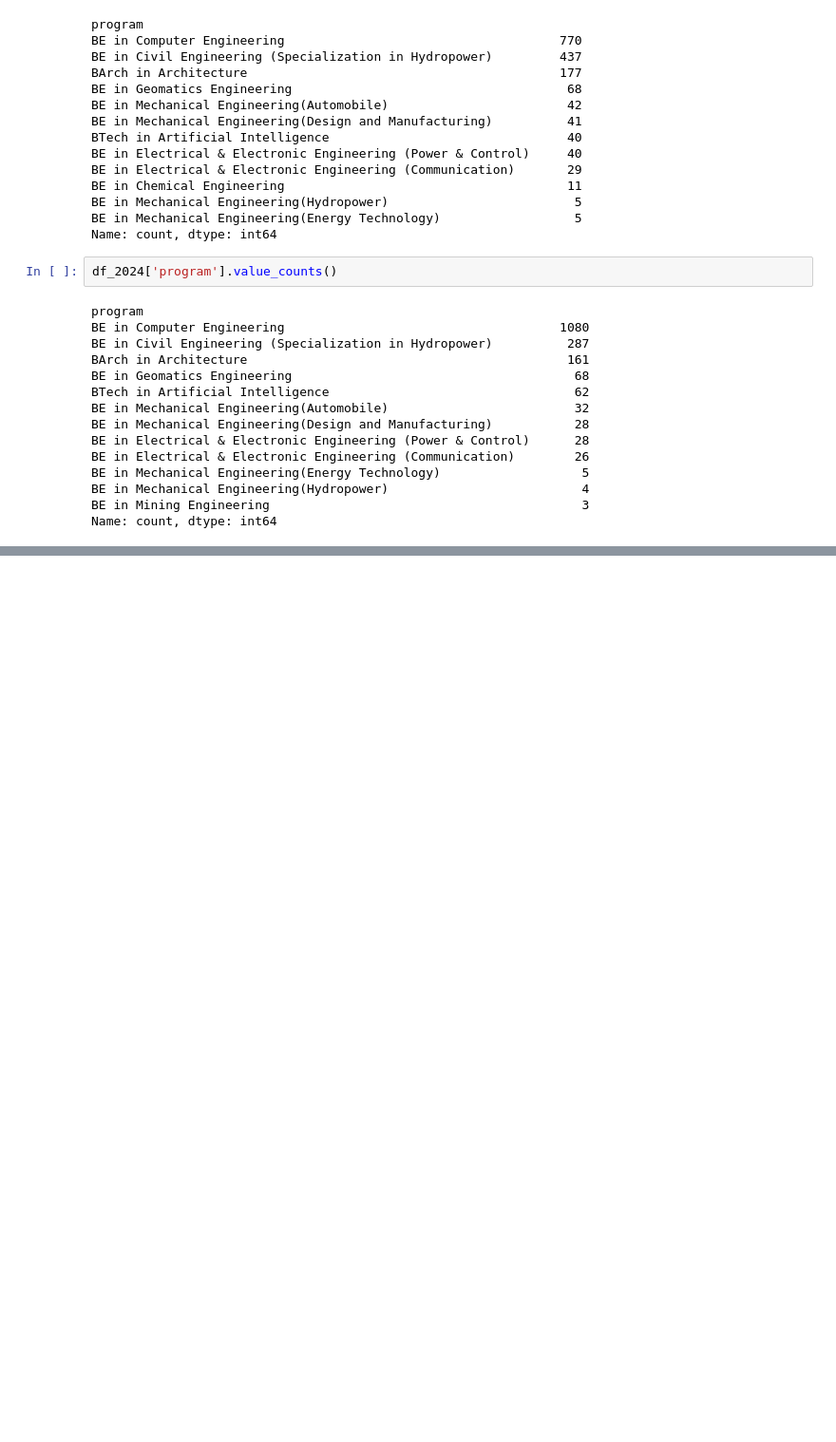
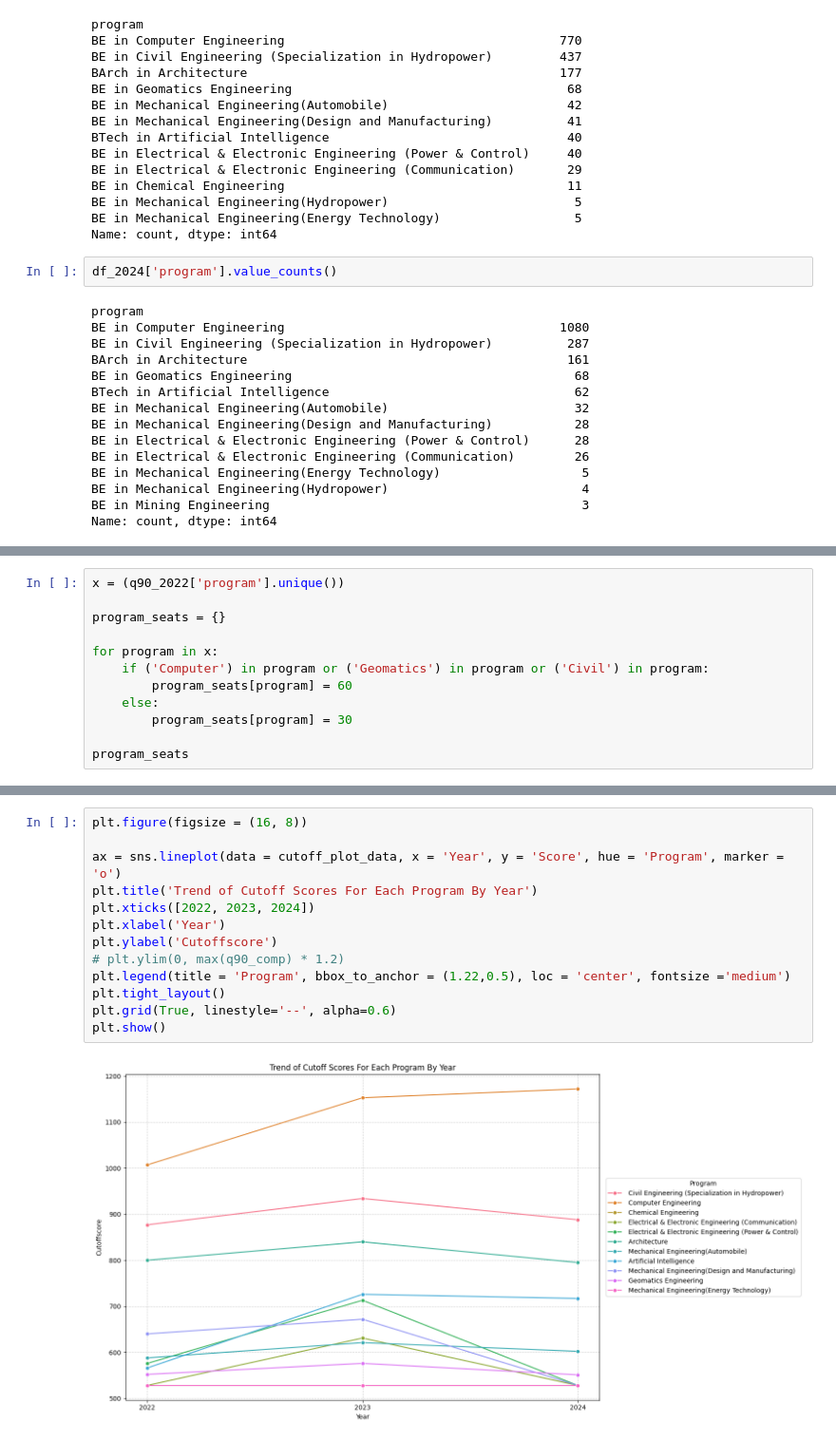
Before and after one commit to atrociousdinner/EDA_on_KUCBT_score, a Jupyter notebook: kucbt_eda.ipynb, the cells around one changed output, grey strips where cells are left out. Shown: that part at 95% size. Drawn from its saved outputs; the diff is of its cells as text; blank space fills up the shorter version.

```diff
--- a/kucbt_eda.ipynb
+++ b/kucbt_eda.ipynb
@@ -129,0 +292,12 @@ df_2024
+# %%
+x = (q90_2022['program'].unique())
+
+program_seats = {}
+
+for program in x:
+    if ('Computer') in program or ('Geomatics') in program or ('Civil') in program:
+        program_seats[program] = 60
+    else:
+        program_seats[program] = 30
+
+program_seats
@@ -129,0 +438,15 @@ df_2024
+# %%
+plt.figure(figsize = (16, 8))
+
+ax = sns.lineplot(data = cutoff_plot_data, x = 'Year', y = 'Score', hue = 'Program', marker = 'o')
+plt.title('Trend of Cutoff Scores For Each Program By Year')
+plt.xticks([2022, 2023, 2024])
+plt.xlabel('Year')
+plt.ylabel('Cutoffscore')
+# plt.ylim(0, max(q90_comp) * 1.2)
+plt.legend(title = 'Program', bbox_to_anchor = (1.22,0.5), loc = 'center', fontsize ='medium')
+plt.tight_layout()
+plt.grid(True, linestyle='--', alpha=0.6)
+plt.show()
+# %% [output]
+[figure, added]
```
Also changed, not shown: parts of 66 cells of this notebook, 2 other files.
